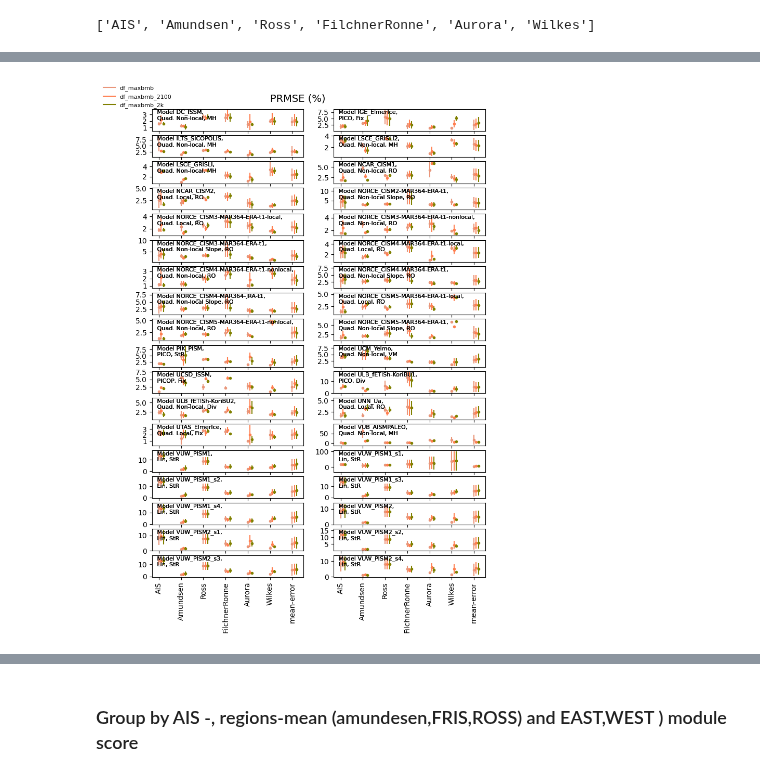
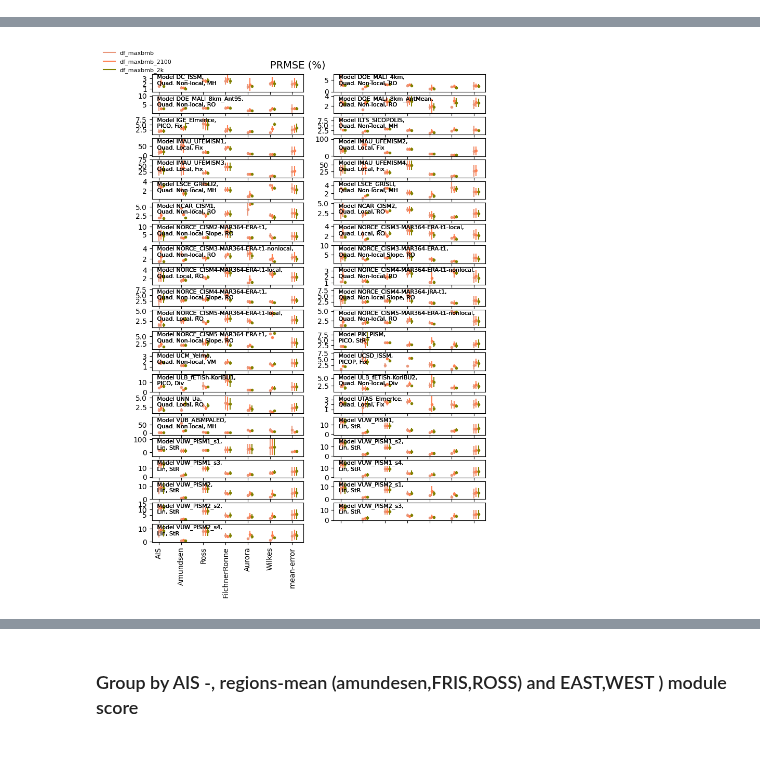
Before and after one commit to jojobeck/ISMIP6Hackathon, a Jupyter notebook: GroupTFtoOcean/data_analysis/Evaluate Best method for MS by PRMSE Paperfig1.ipynb, the cells around one changed output, grey strips where cells are left out. Drawn from its saved outputs; the diff is of its cells as text; code cells hidden in the pictures.

Commit message:
All models, predict,getPRMSE,get bestmethod,update Fig.1

```diff
--- a/GroupTFtoOcean/data_analysis/Evaluate Best method for MS by PRMSE Paperfig1.ipynb
+++ b/GroupTFtoOcean/data_analysis/Evaluate Best method for MS by PRMSE Paperfig1.ipynb
@@ -80,15 +80,15 @@ for region in regions:
 # df_best2= df_best.copy()
 # regions2 = ['Ross', 'FilchnerRonne']
 colors2 = ['darksalmon','coral','olive']
+renamer = {}
+renamer['DOE_MALI_4km']='DOE_MALI_1'
+renamer['DOE_MALI_8km_Ant95']='DOE_MALI_2'
+renamer['DOE_MALI_8km_AntMean']='DOE_MALI_3'
-# %%
-regions
-# %% [output]
-['AIS', 'Amundsen', 'Ross', 'FilchnerRonne', 'Aurora', 'Wilkes']
 # %%
 a4_width = 8.27  # inches
 a4_height = 11.69
 fs = 8
-f, ax2 = plt.subplots(int(len(models)/2),2,figsize = (a4_width,a4_height),sharex = True)
+f, ax2 = plt.subplots(int(len(models)/2)+1,2,figsize = (a4_width,a4_height),sharex = True)
 for l,df in enumerate(dfs):
     #iterarte through 3 methofd mabmb ,2k,2100
     df_ms = df_ms_all[l].copy()
@@ -112,15 +112,17 @@ for l,df in enumerate(dfs):
 
             ax = ax2[i//2,i%2]
             ax.errorbar(j+l*0.1, mn, std, linestyle='None', marker='.',color = colors2[l])
-        #now  take again the mean for each methof  of all reions of interest, do not use VUW_PISMv1_s1
+
+        #now  take again the mean for each methof  of all regions of interest, do not use VUW_PISMv1_s1
         if Mod == 'VUW_PISM1_s1':
-            mn =np.nanmean(dfmodel[regions].values[1:]).copy()
-            std =np.nanstd(dfmodel[regions].values[1:]).copy()
+            mn =np.mean(dfmodel[regions].values[1:]).copy()
+            std =np.std(dfmodel[regions].values[1:]).copy()
         else:
-            mn =np.nanmean(dfmodel[regions].values).copy()
-            std =np.nanstd(dfmodel[regions].values).copy()
+            mn =np.mean(dfmodel[regions].values).copy()
+            std =np.std(dfmodel[regions].values).copy()
+#         print(mn)
         ax.errorbar(j+1+l*0.1, mn, std, linestyle='None', marker='.',color = colors2[l])
-        df_best.iloc[i,1] = np.min([df_best.iloc[i,1],mn]).copy() #get mininimum of the means
+        df_best.iloc[i,1] = np.nanmin([df_best.iloc[i,1],mn]).copy() #get mininimum of the means
         if df_best.iloc[i,1] == mn:
             #assign method if meinimum is written in in the data frame:
             df_best.iloc[i,2]=dfs_string[l]
@@ -128,31 +130,40 @@ for l,df in enumerate(dfs):
             for region in regions:
 
                 if Mod == 'VUW_PISM1_s1':
-                    df_best[f'melt_sensetivity_{region}'].iloc[i]=np.nanmean(df_ms_model[region].values[1:]).copy()
-                    df_best[f'melt_sensetivity_intercept_{region}'].iloc[i]=np.nanmean(df_ms_n_model[region].values[1:]).copy()
+                    df_best[f'melt_sensetivity_{region}'].iloc[i]=np.mean(df_ms_model[region].values[1:]).copy()
+                    df_best[f'melt_sensetivity_intercept_{region}'].iloc[i]=np.mean(df_ms_n_model[region].values[1:]).copy()
                     print('VUWOISM ',df_ms_model[region].values[1:])
                 elif Mod == 'VUW_PISM1_s3':
                     if (region == 'Wilkes'):
-                        df_best[f'melt_sensetivity_{region}'].iloc[i]=np.nanmean(df_ms_model[region].values[:-1]).copy()
-                        df_best[f'melt_sensetivity_intercept_{region}'].iloc[i]=np.nanmean(df_ms_n_model[region].values[:-1]).copy()
+                        df_best[f'melt_sensetivity_{region}'].iloc[i]=np.mean(df_ms_model[region].values[:-1]).copy()
+                        df_best[f'melt_sensetivity_intercept_{region}'].iloc[i]=np.mean(df_ms_n_model[region].values[:-1]).copy()
                         print('VUWOPISM s2 wilkes',df_ms_model[region].values[:-1])
                     else:
-                        df_best[f'melt_sensetivity_{region}'].iloc[i]=np.nanmean(df_ms_model[region].values).copy()
-                        df_best[f'melt_sensetivity_intercept_{region}'].iloc[i]=np.nanmean(df_ms_n_model[region].values).copy()
+                        df_best[f'melt_sensetivity_{region}'].iloc[i]=np.mean(df_ms_model[region].values).copy()
+                        df_best[f'melt_sensetivity_intercept_{region}'].iloc[i]=np.mean(df_ms_n_model[region].values).copy()
                         print('VUWOPISM s2 all ')
 
                 else:
-                    df_best[f'melt_sensetivity_{region}'].iloc[i]=np.nanmean(df_ms_model[region].values).copy()
-                    df_best[f'melt_sensetivity_intercept_{region}'].iloc[i]=np.nanmean(df_ms_n_model[region].values).copy()
+                    df_best[f'melt_sensetivity_{region}'].iloc[i]=np.mean(df_ms_model[region].values).copy()
+                    df_best[f'melt_sensetivity_intercept_{region}'].iloc[i]=np.mean(df_ms_n_model[region].values).copy()
 
 
-        df_info_model = df_info[df_info['fileID']==df.iloc[i].Model ]
-        df_info_model_exp = df_info_model[df_info_model['Experiment']==experiments[0]]
-        meltparam =  df_info_model_exp['Melt parameterisation'].values[0]
+        df_info_exp = df_info[df_info['Experiment']==experiments[0]]
+        if df.iloc[i].Model in ['DOE_MALI_4km', 'DOE_MALI_8km_Ant95', 'DOE_MALI_8km_AntMean']:
+            nmname = renamer[df.iloc[i].Model]
+        else:
+            nmname = df.iloc[i].Model
+
+        df_info_exp_model = df_info_exp[df_info_exp['fileID']==nmname]
+        meltparam =  df_info_exp_model['Melt parameterisation'].values[0]
+#         df_info_model = df_info[df_info['fileID']==df.iloc[i].Model ]
+#         df_info_model_exp = df_info_model[df_info_model['Experiment']==experiments[0]]
+#         meltparam =  df_info_model_exp['Melt parameterisation'].values[0]
         df_best.iloc[i,3]= meltparam
         meth = df_best.iloc[i,2].split('_')[-1]
+        icefront =  df_info_exp_model['ice front'].values[0]
 
-        icefront =  df_info_model_exp['ice front'].values[0]
+#         icefront =  df_info_model_exp['ice front'].values[0]
         ax.text(0.02, 0.98,f' Model {Mod},\n {meltparam}, {icefront} ',transform=ax.transAxes,fontsize = fs, va='top',color = 'black')
 #         ax.set_ylabel('PRMSE(%)',fontsize=6)
 #                 ax.scatter(j,dfmodel[f'{region}'].values,color = colors[k],marker = scatters[l])
@@ -161,21 +172,32 @@ for i in range(df_best.shape[0]):
     ax = ax2[i//2,i%2]
 #     ax.scatter(j+1+3*0.1,df_best.iloc[i,1],color = 'black',marker='.')
 #     ax.text(j+1+3*0.1,df_best.iloc[i,1],df_best.iloc[i,2].split('_')[-1] ,fontsize = 6)
-ax = ax2[i//2,i%2]
+ax = ax2[i//2,0]
 regions_all.append('mean-error')
 
 ax.set_xticks(np.arange(len(regions_all))  )
 ax.set_xticklabels(regions_all, rotation=90)
-ax = ax2[i//2,0]
+# ax = ax2[(i-1)//2,1]
+# regions_all.append('mean-error')
 
-ax.set_xticks(np.arange(len(regions_all))  )
+# ax.set_xticks(np.arange(len(regions_all))  )
+# ax.set_xticklabels(regions_all, rotation=90)
+# ax = ax2[i//2,0]
 
-ax.set_xticklabels(regions_all, rotation=90)
+# ax.set_xticks(np.arange(len(regions_all))  )
+
+# ax.set_xticklabels(regions_all, rotation=90)
+
+ax2[-1, -1].axis('off')
+
 
 df_best.to_csv('tables/best_ms_method_per_model.csv')
 lines = [plt.Line2D([0], [0], color=color) for color in colors2]
 f.legend(lines, dfs_string, loc='center left', bbox_to_anchor=(0, 0.9),fontsize = 8,frameon = False)
 ax2[0,0].text(5,5,'PRMSE (%)',fontsize = 14)
+
+
+
 # plt.tight_layout(rect=[0, 0, 0.85, 0.95])
 f.savefig('figs/SI/Fig1.pdf')
 f.savefig('figs/SI/Fig1.jpeg')
@@ -232,2 +254,2 @@ See the caveats in the documentation: https://pandas.pydata.org/pandas-docs/stab
-[figure, old version]
+[figure, new version]
 # %%
```
Also changed, not shown: parts of 14 cells of this notebook, 7 other files.
